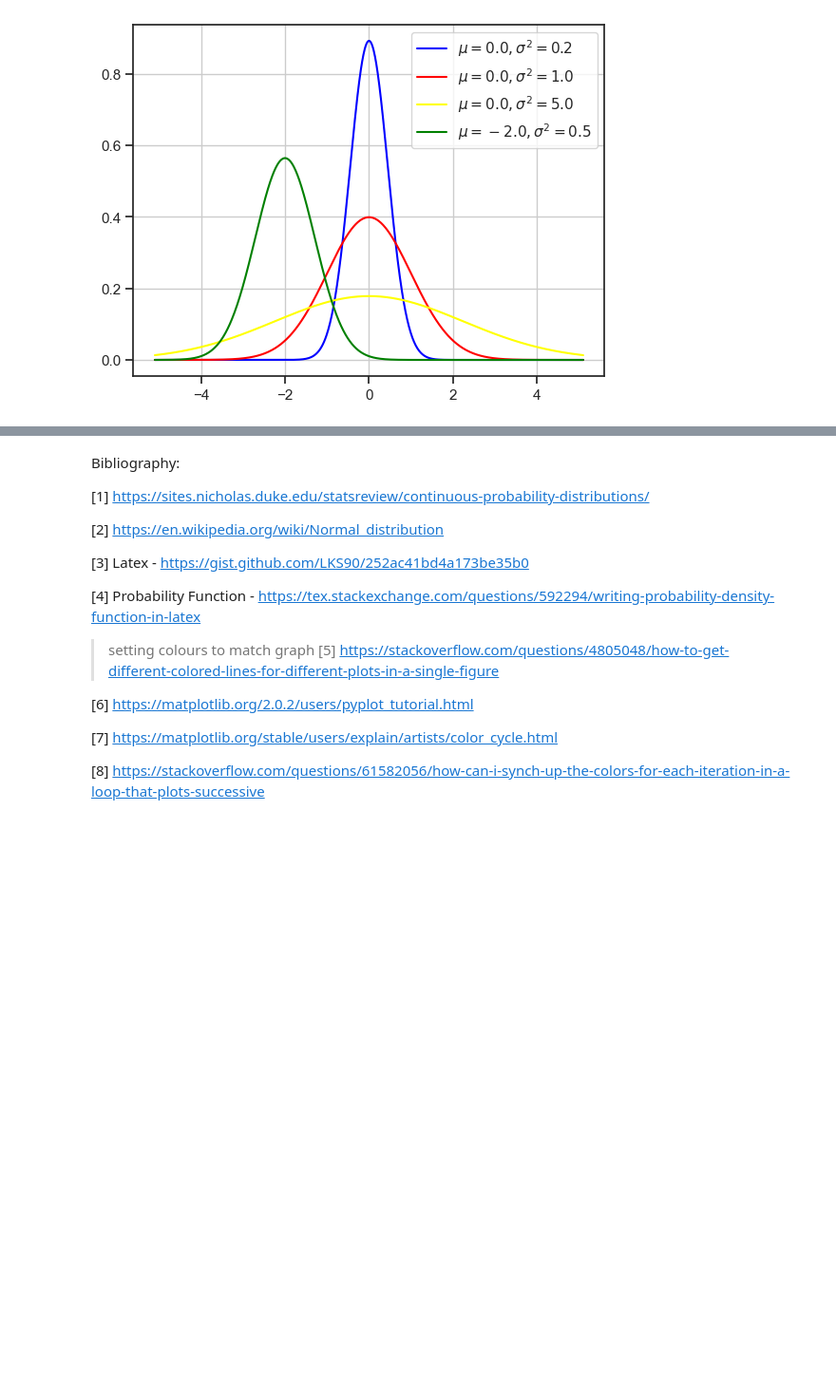
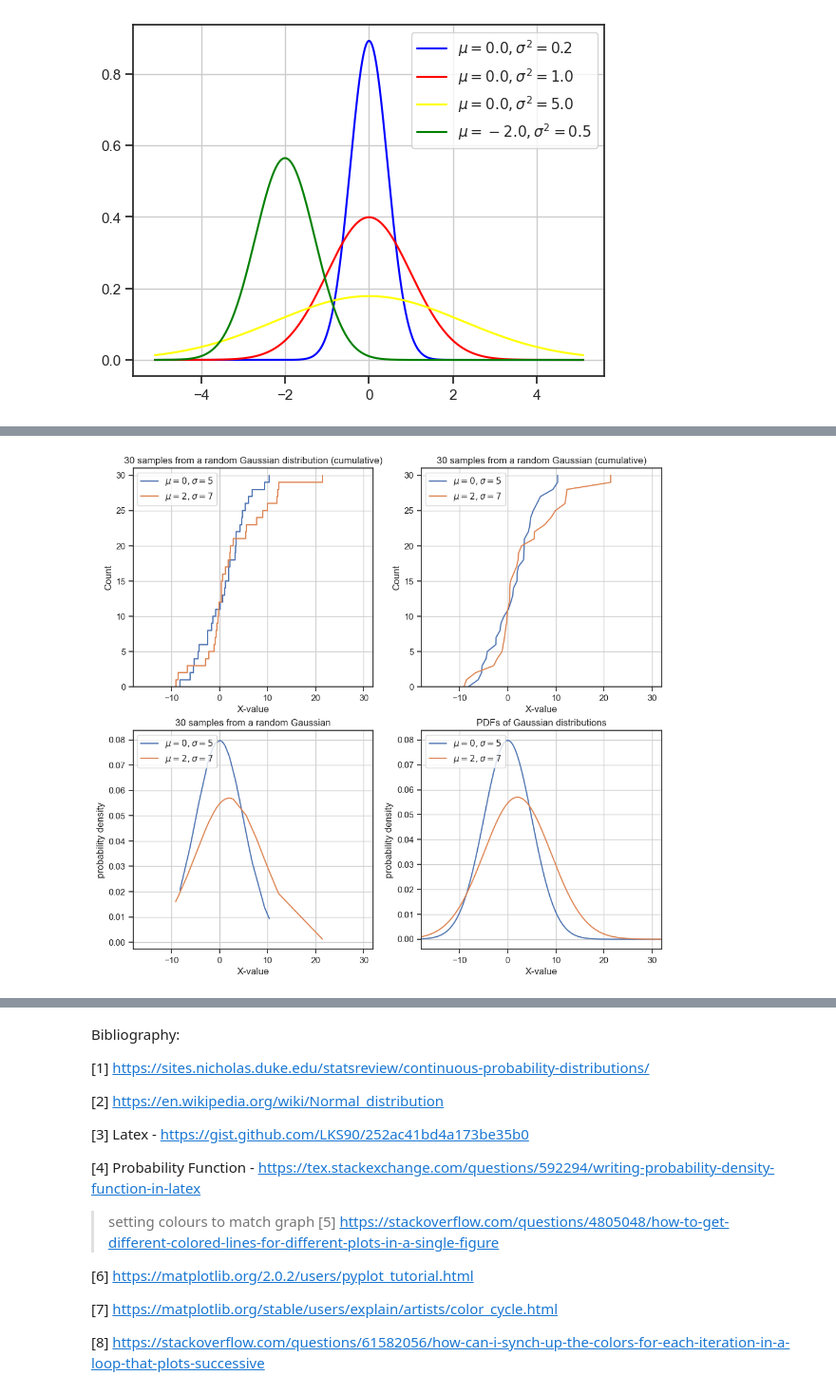
Before and after one commit to VCurry20/MachineLearning_Statistics, a Jupyter notebook: Video Reviews/T_Test.ipynb, the cells around one changed output, grey strips where cells are left out. Shown at 95% size. Cells and saved outputs as stored; diff of their text form; code cells hidden in the pictures; blank space fills up the shorter version.

```diff
--- a/Video Reviews/T_Test.ipynb
+++ b/Video Reviews/T_Test.ipynb
@@ -459,0 +506,20 @@ TypeError: 'float' object is not callable
+# %%
+ax.plot(x, Cumulative_Dist(x, mu=0.0, sigma=np.sqrt(0.2)))
+ax.plot(x, Cumulative_Dist(x, mu=0.0, sigma=np.sqrt(1.0)))
+#ax.plot(x, normal_pdf(x, mu=0.0, sigma=np.sqrt(5.0)))
+#ax.plot(x, normal_pdf(x, mu=-2.0, sigma=np.sqrt(0.5)))
+
+
+def f(x):
+    values = []
+    for xval in x:
+        s = 0
+        for n in range(1, 6, 1):
+            s += -((2/(n*pi))*(((cos((n*pi)/2))-1)*(sin((n/2)*xval))))
+        values.append(s * -1)
+
+    return values
+
+x = np.linspace(-2*pi, 6*pi, 500)
+plt.plot(f(x))
+plt.show()
@@ -459,0 +548,70 @@ TypeError: 'float' object is not callable
+# %%
+
+
+fig = plt.gcf()
+fig.set_size_inches(12,11)
+
+# Cumulative distributions, stepwise:
+plt.subplot(2,2,1)
+plt.step(np.concatenate([data1, data1[[-1]]]), np.arange(data1.size+1), label='$\mu=0, \sigma=5$')
+plt.step(np.concatenate([data2, data2[[-1]]]), np.arange(data2.size+1), label='$\mu=2, \sigma=7$')
+
+plt.title('30 samples from a random Gaussian distribution (cumulative)')
+plt.ylabel('Count')
+plt.xlabel('X-value')
+plt.legend(loc='upper left')
+plt.xlim([min_val, max_val])
+plt.ylim([0, data1.size+1])
+plt.grid()
+
+# Cumulative distributions, smooth:
+plt.subplot(2,2,2)
+
+plt.plot(np.concatenate([data1, data1[[-1]]]), np.arange(data1.size+1), label='$\mu=0, \sigma=5$')
+plt.plot(np.concatenate([data2, data2[[-1]]]), np.arange(data2.size+1), label='$\mu=2, \sigma=7$')
+
+plt.title('30 samples from a random Gaussian (cumulative)')
+plt.ylabel('Count')
+plt.xlabel('X-value')
+plt.legend(loc='upper left')
+plt.xlim([min_val, max_val])
+plt.ylim([0, data1.size+1])
+plt.grid()
+
+
+# Probability densities of the sample points function
+plt.subplot(2,2,3)
+
+pdf1 = pdf(data1, mu=0, sigma=5)
+pdf2 = pdf(data2, mu=2, sigma=7)
+plt.plot(data1, pdf1, label='$\mu=0, \sigma=5$')
+plt.plot(data2, pdf2, label='$\mu=2, \sigma=7$')
+
+plt.title('30 samples from a random Gaussian')
+plt.legend(loc='upper left')
+plt.xlabel('X-value')
+plt.ylabel('probability density')
+plt.xlim([min_val, max_val])
+plt.grid()
+
+
+# Probability density function
+plt.subplot(2,2,4)
+
+x = np.arange(min_val, max_val, 0.05)
+
+pdf1 = pdf(x, mu=0, sigma=5)
+pdf2 = pdf(x, mu=2, sigma=7)
+plt.plot(x, pdf1, label='$\mu=0, \sigma=5$')
+plt.plot(x, pdf2, label='$\mu=2, \sigma=7$')
+
+plt.title('PDFs of Gaussian distributions')
+plt.legend(loc='upper left')
+plt.xlabel('X-value')
+plt.ylabel('probability density')
+plt.xlim([min_val, max_val])
+plt.grid()
+
+plt.show()
+# %% [output]
+[figure, added]
```
Also changed, not shown: parts of 14 cells of this notebook, 2 other files.
